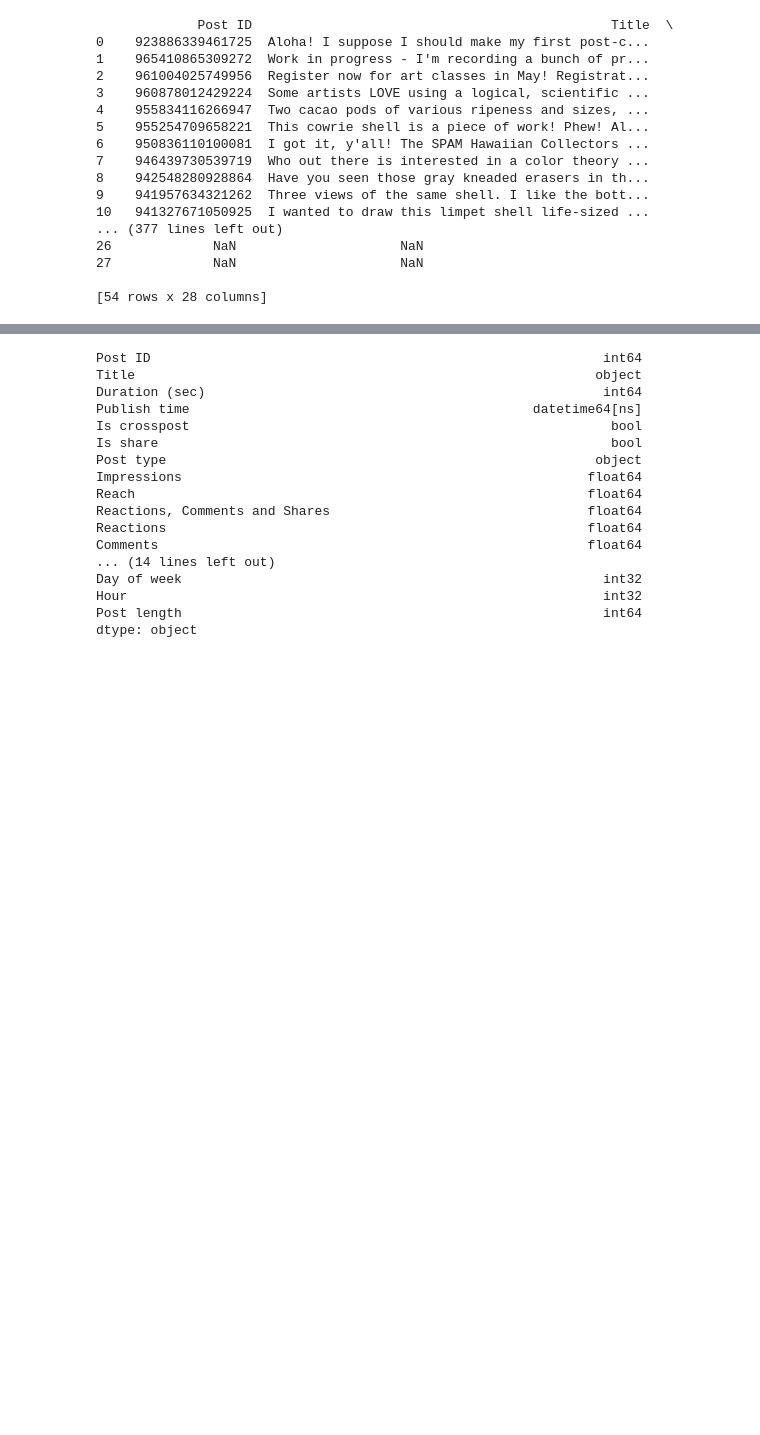
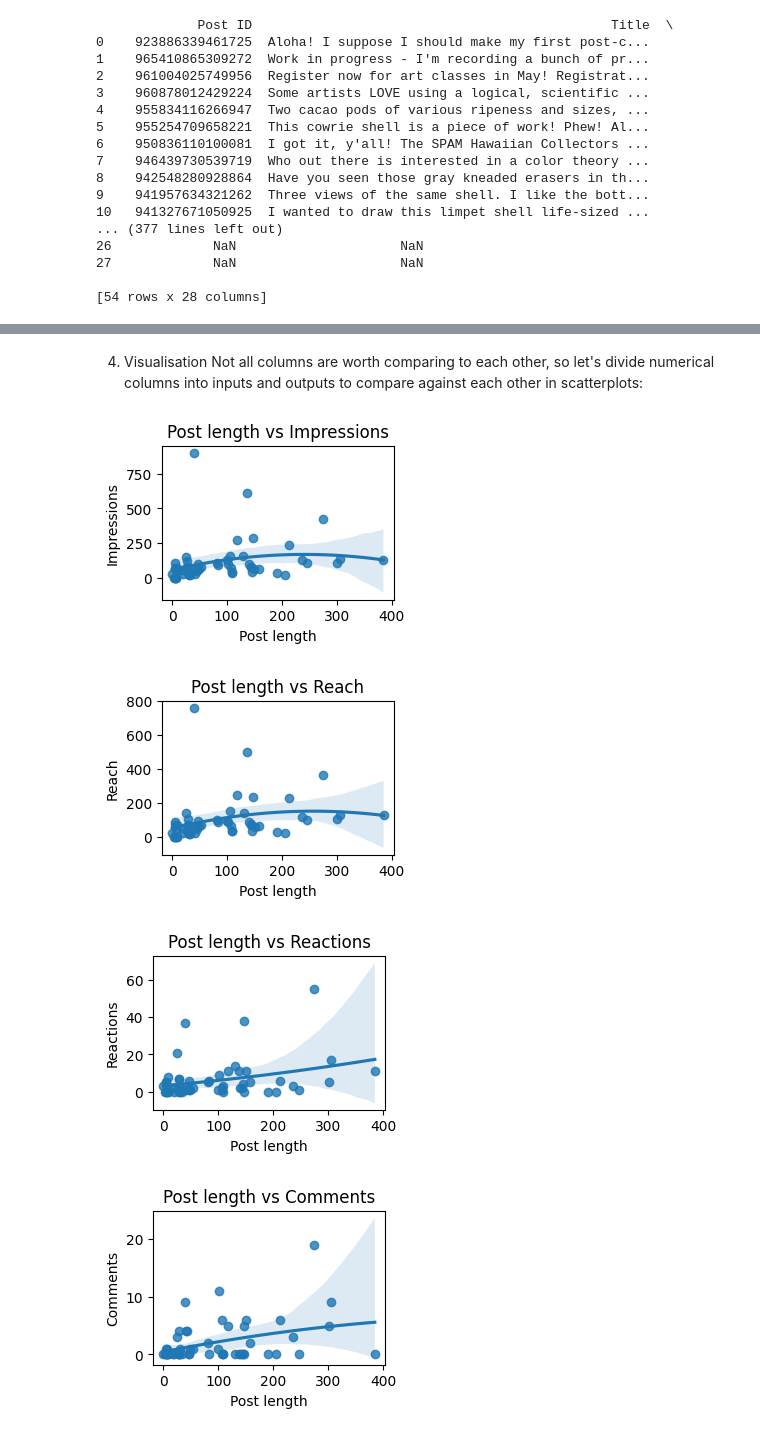
Before and after one commit to matthewpblock/datafun-06-eda, a Jupyter notebook: block_eda.ipynb, the cells around one changed output, grey strips where cells are left out. Saved outputs shown, nothing was run; the diff lists cells and outputs as text; code cells hidden in the pictures; blank space fills up the shorter version.

```diff
--- a/block_eda.ipynb
+++ b/block_eda.ipynb
@@ -188,7 +189,7 @@ df.drop(['Description', 'Date'], axis=1, inplace=True)
 df['Publish time'] = pd.to_datetime(df['Publish time'])
 
 # Extract info from 'Publish time'
-df['Day of week'] = df['Publish time'].dt.dayofweek
+df['Day of week'] = df['Publish time'].dt.day_name()
 df['Hour'] = df['Publish time'].dt.hour
 
 # Convert columns to Bools
@@ -202,22 +203,27 @@ def count_words(text):
     return len(text.split())
 df['Post length'] = df['Title'].apply(count_words)
 
-print(df.dtypes)
+# Convert any remaining missing values to 0
+df.fillna(0, inplace=True)
-# %% [output]
-Post ID                                                          int64
-Title                                                           object
-Duration (sec)                                                   int64
-Publish time                                            datetime64[ns]
-Is crosspost                                                      bool
-Is share                                                          bool
-Post type                                                       object
-Impressions                                                    float64
-Reach                                                          float64
-Reactions, Comments and Shares                                 float64
-Reactions                                                      float64
-Comments                                                       float64
-... (14 lines left out)
-Day of week                                                      int32
-Hour                                                             int32
-Post length                                                      int64
-dtype: object
+# %% [markdown]
+4. Visualisation
+Not all columns are worth comparing to each other, so let's divide numerical columns into inputs and outputs to compare against each other in scatterplots:
+# %%
+# Define inputs and outputs
+inputs = ['Post length', 'Hour']
+outputs = ['Impressions', 'Reach', 'Reactions', 'Comments', 'Shares', 'Total clicks', 'Engaged users']
+
+# Create individual scatter plots
+for i in inputs:
+    for o in outputs:
+        plt.figure(figsize=(3, 2))  # Set the plot size (width, height)
+        sns.regplot(data=df, x=i, y=o, order=2,
+                    # hue = 'Post type'
+                    )
+        plt.title(f'{i} vs {o}')
+        plt.show()
+# %% [output]
+[figure, added]
+[figure, added]
+[figure, added]
+[figure, added]
```
Also changed, not shown: parts of 8 cells of this notebook.
